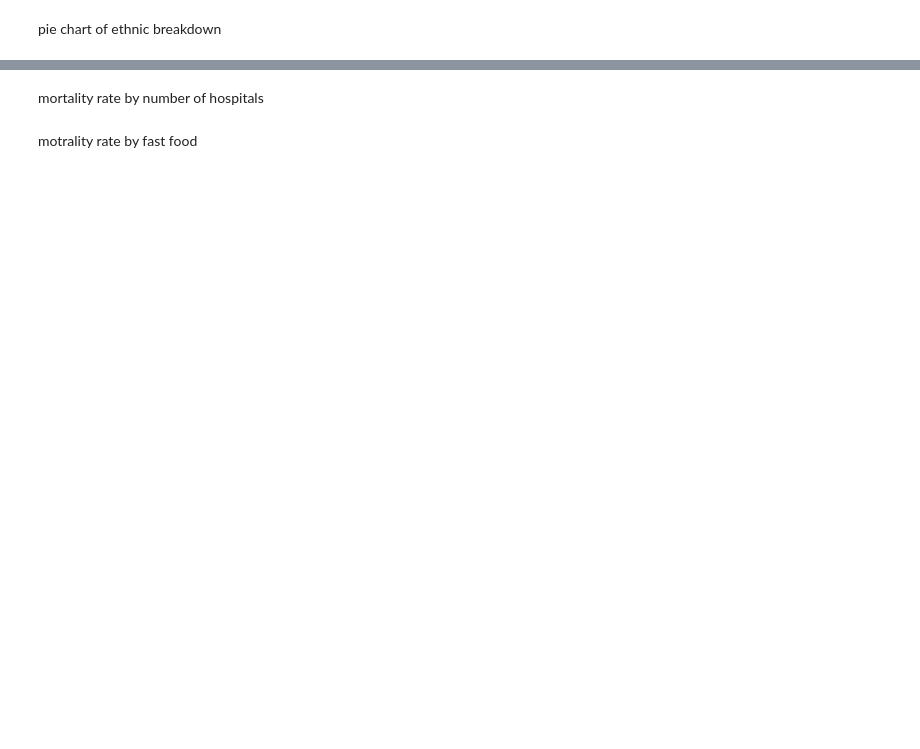
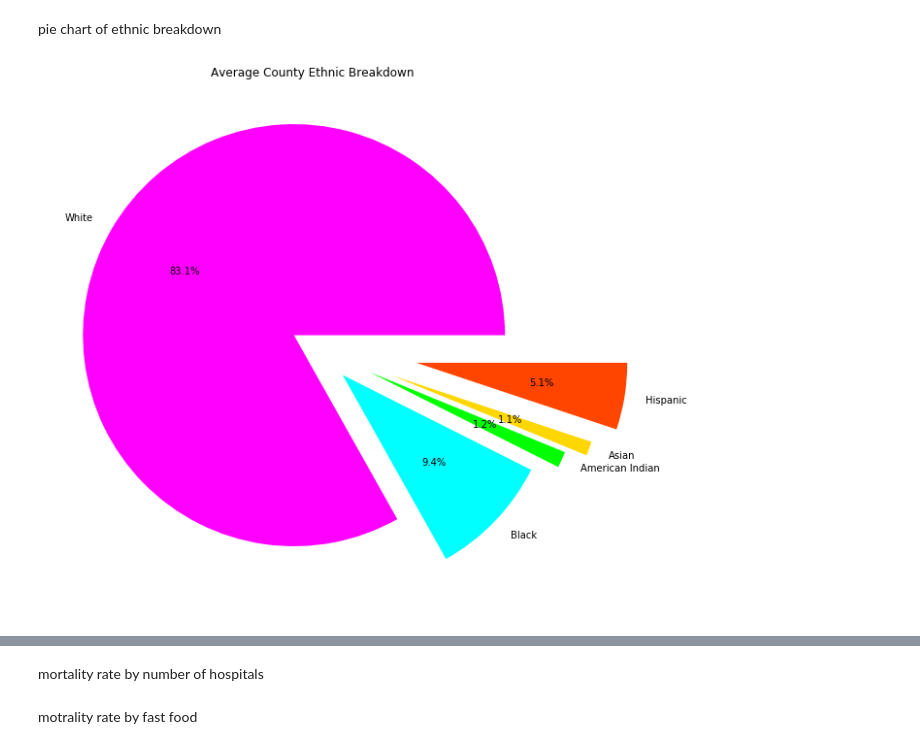
Before and after one commit to petersmyers/Project1, a Jupyter notebook: Project1_Visualizations.ipynb, the cells around one changed output, grey strips where cells are left out. Cells and saved outputs as stored; diff of their text form; code cells hidden in the pictures; blank space fills up the shorter version.

```diff
--- a/Project1_Visualizations.ipynb
+++ b/Project1_Visualizations.ipynb
@@ -89,2 +116,13 @@ plt.pie(avg_ethnic[["white_perh", "black_perh", "amerind_perh", "asian_perh"]],
 # %% [markdown]
 pie chart of ethnic breakdown
+# %%
+col = ["fuchsia", "cyan", "lime", "gold", "orangered" ]
+fig3, ax1 = plt.subplots(figsize=(10, 10))
+fig3 = plt.pie(avg_ethnic[0:5],
+        labels = ["White", "Black", "American Indian", "Asian", "Hispanic"],
+        explode = (.1,.2,.3,.4,.5),
+        colors = col, autopct='%.1f%%')
+fig3, plt.title("Average County Ethnic Breakdown")
+plt.show(fig3)
+# %% [output]
+[figure, added]
```
Also changed, not shown: parts of 14 cells of this notebook.
